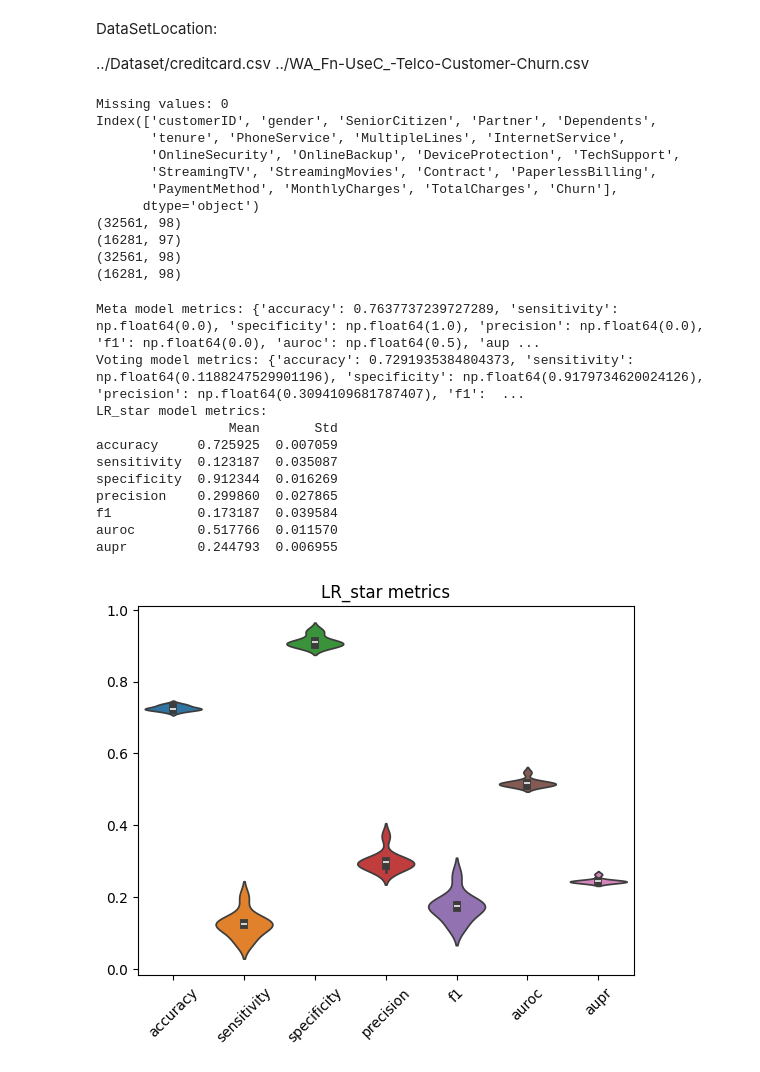
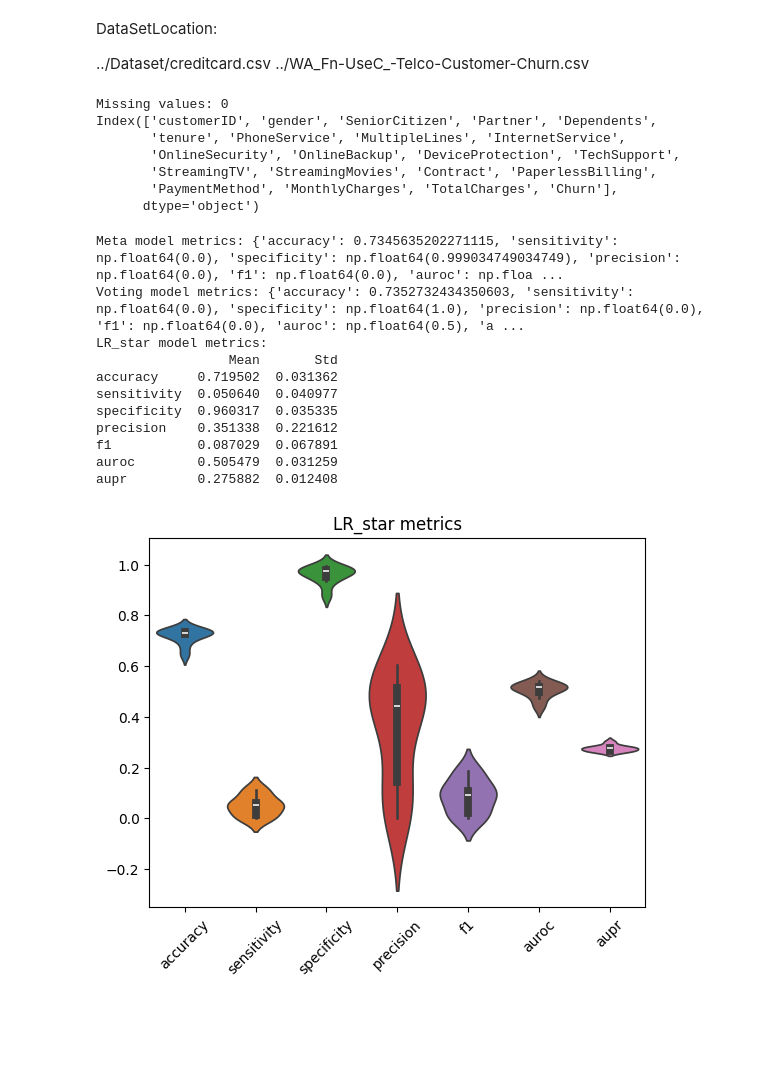
Before and after one commit to saimon7g/CSE-472-Machine-Learning, a Jupyter notebook: offline2/1905056.ipynb, the cells around one changed output. Saved outputs shown, nothing was run; the diff lists cells and outputs as text; code cells hidden in the pictures; blank space fills up the shorter version.

```diff
--- a/offline2/1905056.ipynb
+++ b/offline2/1905056.ipynb
@@ -357,9 +357,9 @@ def main():
 
     # X,y = dataPreProcessing_creditcard()   # line 1 , uncomment this line to use creditcard dataset
     X, y = dataPreProcessing_telco()       # line 2 , uncomment this line to use telco dataset
-    # X_train, X_test, y_train, y_test = test_train_split(X, y, test_size=0.2)  # line 3, uncomment this line to use telco or creditcard dataset
+    X_train, X_test, y_train, y_test = test_train_split(X, y, test_size=0.2)  # line 3, uncomment this line to use telco or creditcard dataset
 
-    X_train, y_train, X_test, y_test = dataPreProcessing_adult() # line 4, uncomment this line to use adult dataset
+    # X_train, y_train, X_test, y_test = dataPreProcessing_adult() # line 4, uncomment this line to use adult dataset
 
 
     X_train, X_val, y_train, y_val = test_train_split(X_train, y_train, test_size=0.2)
@@ -417,44 +417,40 @@ def main():
     # draw violin plot for LR_star
     sns.violinplot(data=metrics_LR_star_df)
     plt.xticks(rotation=45)
     plt.title('LR_star metrics')
     plt.show()
 
     # draw violin plot for meta model
     sns.violinplot(data=metrics_meta_df)
     plt.xticks(rotation=45)
     plt.title('Meta model metrics')
     plt.show()
 
     # draw violin plot for voting model
     sns.violinplot(data=metrics_voting_df)
     plt.xticks(rotation=45)
     plt.title('Voting model metrics')
     plt.show()
 
 if __name__ == '__main__':
     main()
 # %% [output]
 Missing values: 0
 Index(['customerID', 'gender', 'SeniorCitizen', 'Partner', 'Dependents',
        'tenure', 'PhoneService', 'MultipleLines', 'InternetService',
        'OnlineSecurity', 'OnlineBackup', 'DeviceProtection', 'TechSupport',
        'StreamingTV', 'StreamingMovies', 'Contract', 'PaperlessBilling',
        'PaymentMethod', 'MonthlyCharges', 'TotalCharges', 'Churn'],
       dtype='object')
-(32561, 98)
-(16281, 97)
-(32561, 98)
-(16281, 98)
-Meta model metrics: {'accuracy': 0.7637737239727289, 'sensitivity': np.float64(0.0), 'specificity': np.float64(1.0), 'precision': np.float64(0.0), 'f1': np.float64(0.0), 'auroc': np.float64(0.5), 'aup ...
-Voting model metrics: {'accuracy': 0.7291935384804373, 'sensitivity': np.float64(0.1188247529901196), 'specificity': np.float64(0.9179734620024126), 'precision': np.float64(0.3094109681787407), 'f1':  ...
+Meta model metrics: {'accuracy': 0.7345635202271115, 'sensitivity': np.float64(0.0), 'specificity': np.float64(0.999034749034749), 'precision': np.float64(0.0), 'f1': np.float64(0.0), 'auroc': np.floa ...
+Voting model metrics: {'accuracy': 0.7352732434350603, 'sensitivity': np.float64(0.0), 'specificity': np.float64(1.0), 'precision': np.float64(0.0), 'f1': np.float64(0.0), 'auroc': np.float64(0.5), 'a ...
 LR_star model metrics:
                  Mean       Std
-accuracy     0.725925  0.007059
-sensitivity  0.123187  0.035087
-specificity  0.912344  0.016269
-precision    0.299860  0.027865
-f1           0.173187  0.039584
-auroc        0.517766  0.011570
-aupr         0.244793  0.006955
+accuracy     0.719502  0.031362
+sensitivity  0.050640  0.040977
+specificity  0.960317  0.035335
+precision    0.351338  0.221612
+f1           0.087029  0.067891
+auroc        0.505479  0.031259
+aupr         0.275882  0.012408
-[figure, old version]
+[figure, new version]
```
Also changed, not shown: parts of 1 cell of this notebook.
